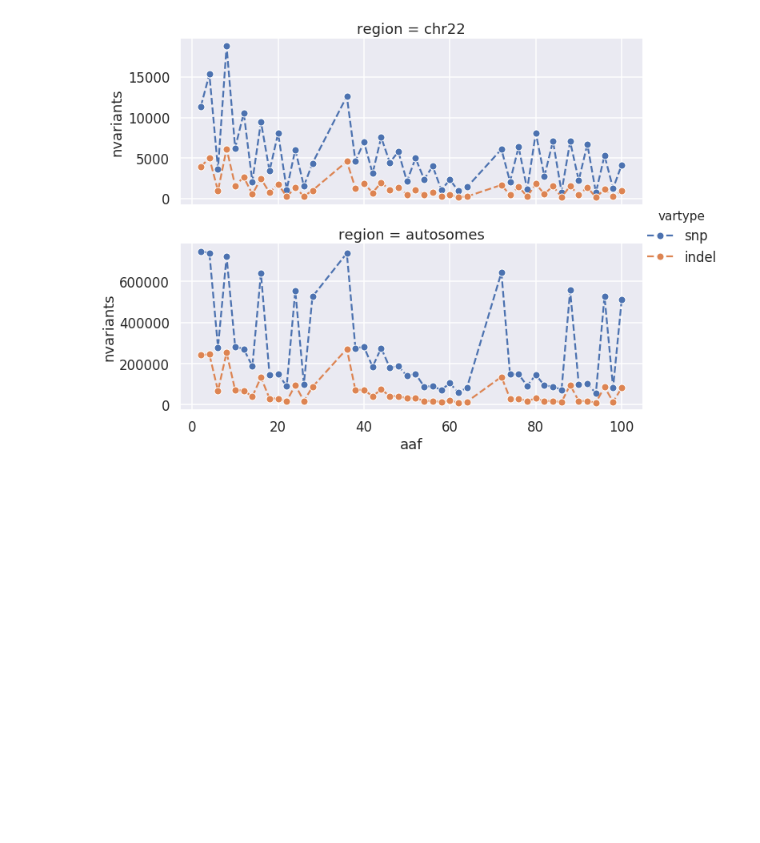
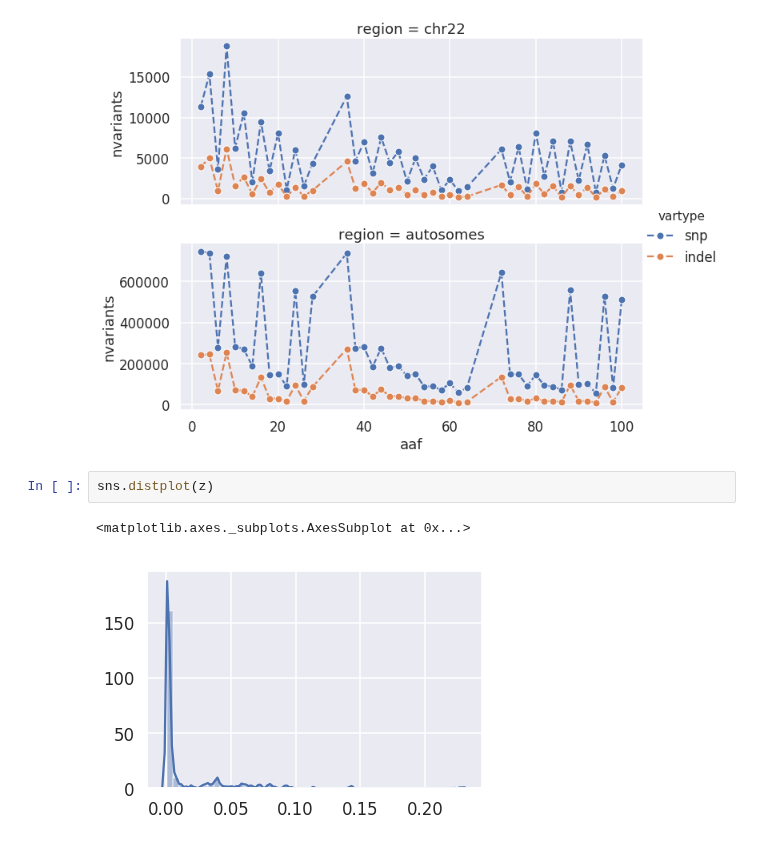
Before and after one commit to attilagk/BSM-research, a Jupyter notebook: notebook/2019-04-04-truth-sets-aaf/2019-04-04-truth-sets-aaf.ipynb, the cells around one changed output. Cells and saved outputs as stored; diff of their text form; blank space fills up the shorter version.

```diff
--- a/notebook/2019-04-04-truth-sets-aaf/2019-04-04-truth-sets-aaf.ipynb
+++ b/notebook/2019-04-04-truth-sets-aaf/2019-04-04-truth-sets-aaf.ipynb
@@ -236,3 +236,8 @@ fg.add_legend()
 # %% [output]
 <seaborn.axisgrid.FacetGrid at 0x...>
 [figure]
+# %%
+sns.distplot(z)
+# %% [output]
+<matplotlib.axes._subplots.AxesSubplot at 0x...>
+[figure, added]
```
Also changed, not shown: 2 other files.
